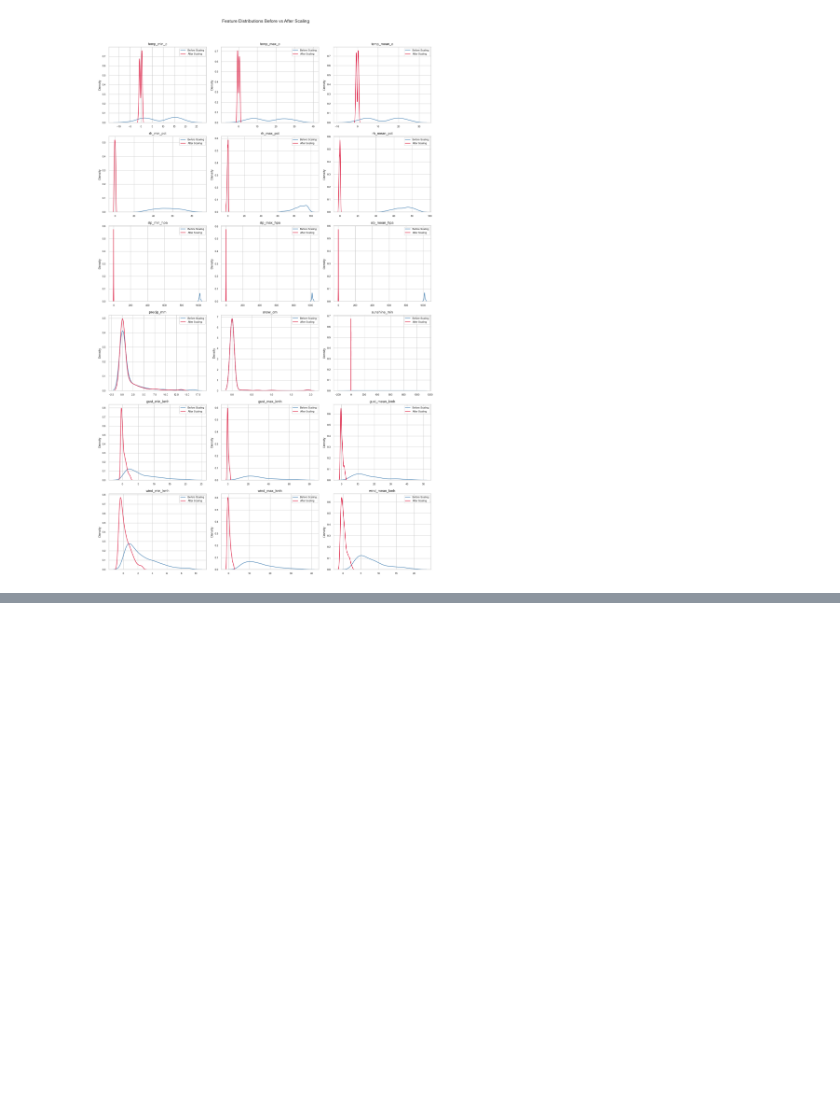
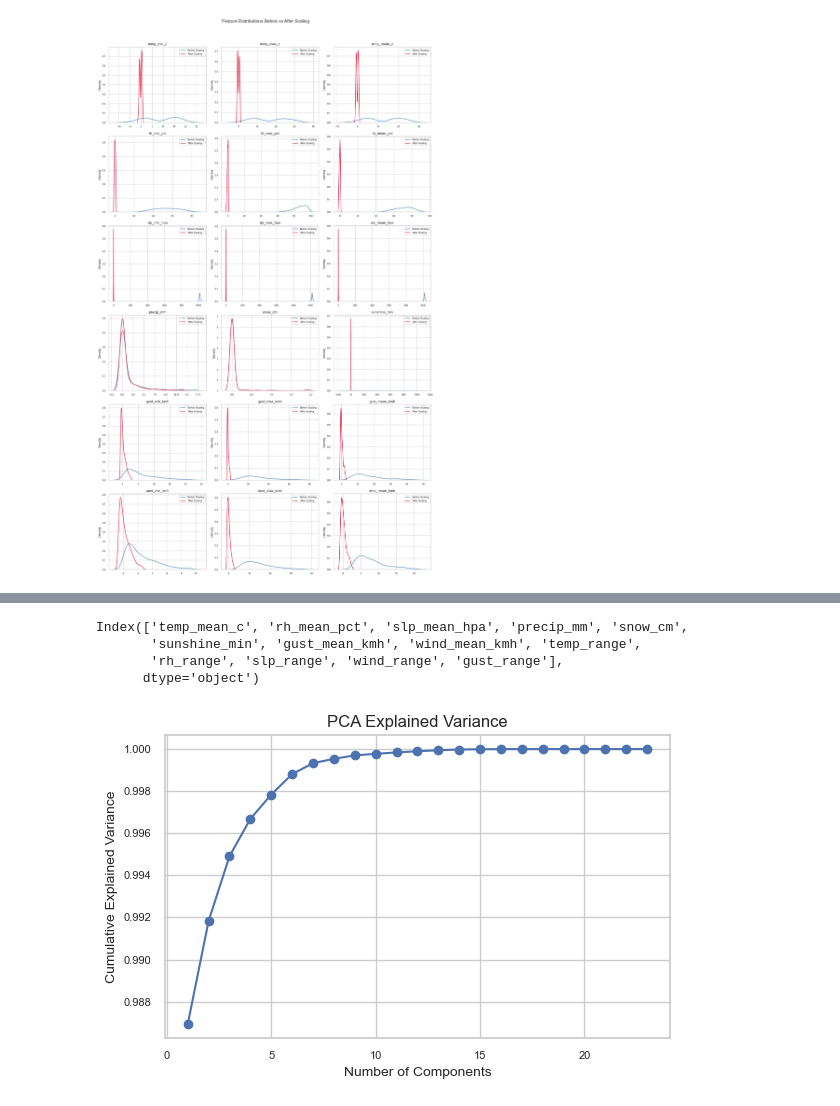
Before and after one commit to hiimnhan/scc451, a Jupyter notebook: task1.ipynb, the cells around one changed output, grey strips where cells are left out. Saved outputs shown, nothing was run; the diff lists cells and outputs as text; code cells hidden in the pictures; blank space fills up the shorter version.

```diff
--- a/task1.ipynb
+++ b/task1.ipynb
@@ -219,0 +265,39 @@ plt.show()
+# %%
+df_reduced = basel_df
+df_reduced["temp_range"] = basel_df["temp_max_c"] - basel_df["temp_min_c"]
+df_reduced["rh_range"]   = basel_df["rh_max_pct"] - basel_df["rh_min_pct"]
+df_reduced["slp_range"]  = basel_df["slp_max_hpa"] - basel_df["slp_min_hpa"]
+df_reduced["wind_range"] = basel_df["wind_max_kmh"] - basel_df["wind_min_kmh"]
+df_reduced["gust_range"] = basel_df["gust_max_kmh"] - basel_df["gust_min_kmh"]
+
+# Drop min/max columns after creating range features
+drop_cols = [
+    "temp_min_c","temp_max_c",
+    "rh_min_pct","rh_max_pct",
+    "slp_min_hpa","slp_max_hpa",
+    "wind_min_kmh","wind_max_kmh",
+    "gust_min_kmh","gust_max_kmh"
+]
+df_reduced = df_reduced.drop(columns=[c for c in drop_cols if c in df_reduced.columns])
+df_reduced.columns
+# %% [output]
+Index(['temp_mean_c', 'rh_mean_pct', 'slp_mean_hpa', 'precip_mm', 'snow_cm',
+       'sunshine_min', 'gust_mean_kmh', 'wind_mean_kmh', 'temp_range',
+       'rh_range', 'slp_range', 'wind_range', 'gust_range'],
+      dtype='object')
+# %%
+from sklearn.decomposition import PCA
+
+pca = PCA(n_components=None)
+pca.fit(basel_df)
+explained = np.cumsum(pca.explained_variance_ratio_)
+plt.figure(figsize=(6,4))
+plt.plot(range(1, len(explained)+1), explained, marker='o')
+plt.xlabel("Number of Components")
+plt.ylabel("Cumulative Explained Variance")
+plt.title("PCA Explained Variance")
+plt.grid(True)
+plt.tight_layout()
+plt.show()
+# %% [output]
+[figure, added]
```
Also changed, not shown: parts of 8 cells of this notebook, 4 other files.
